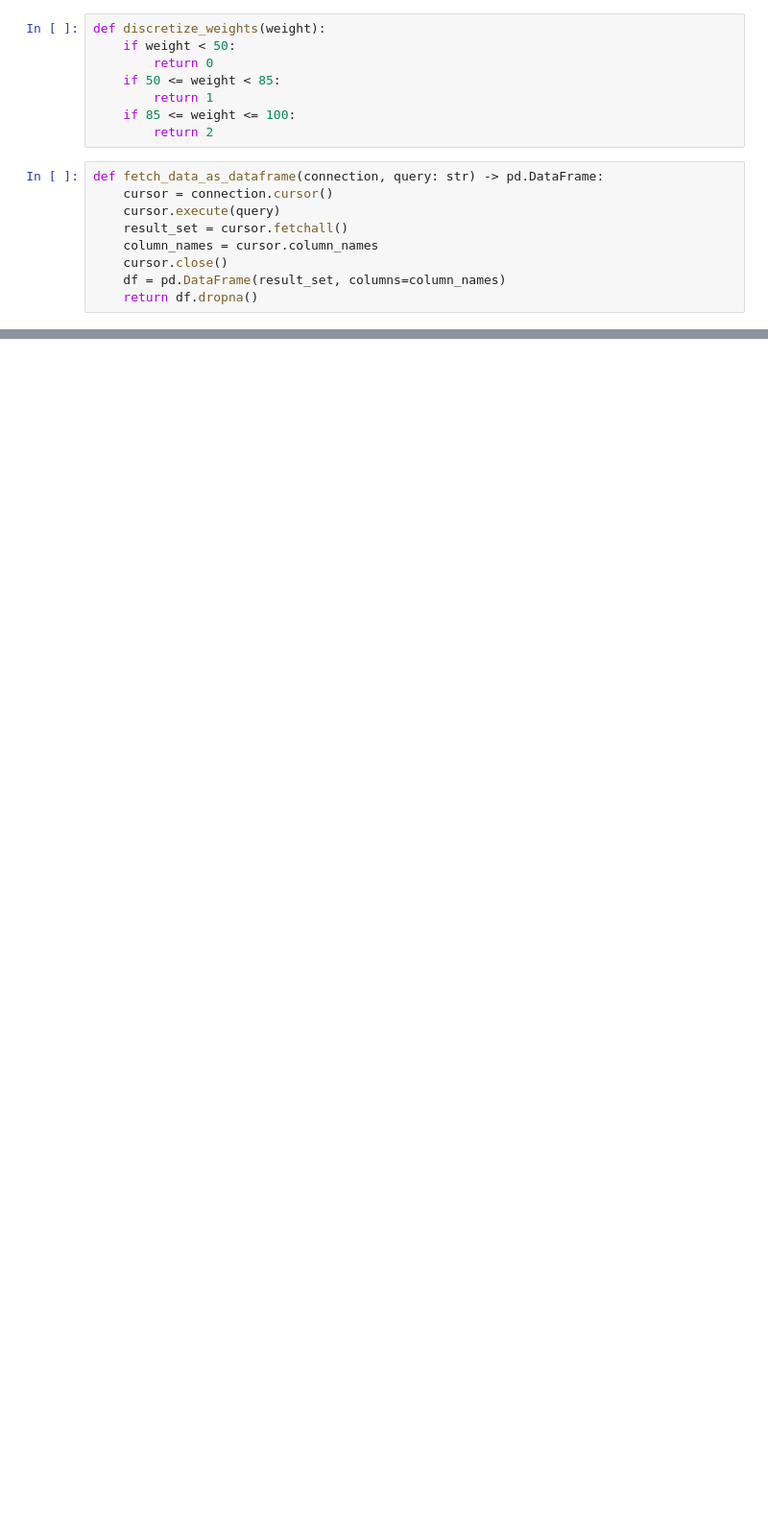
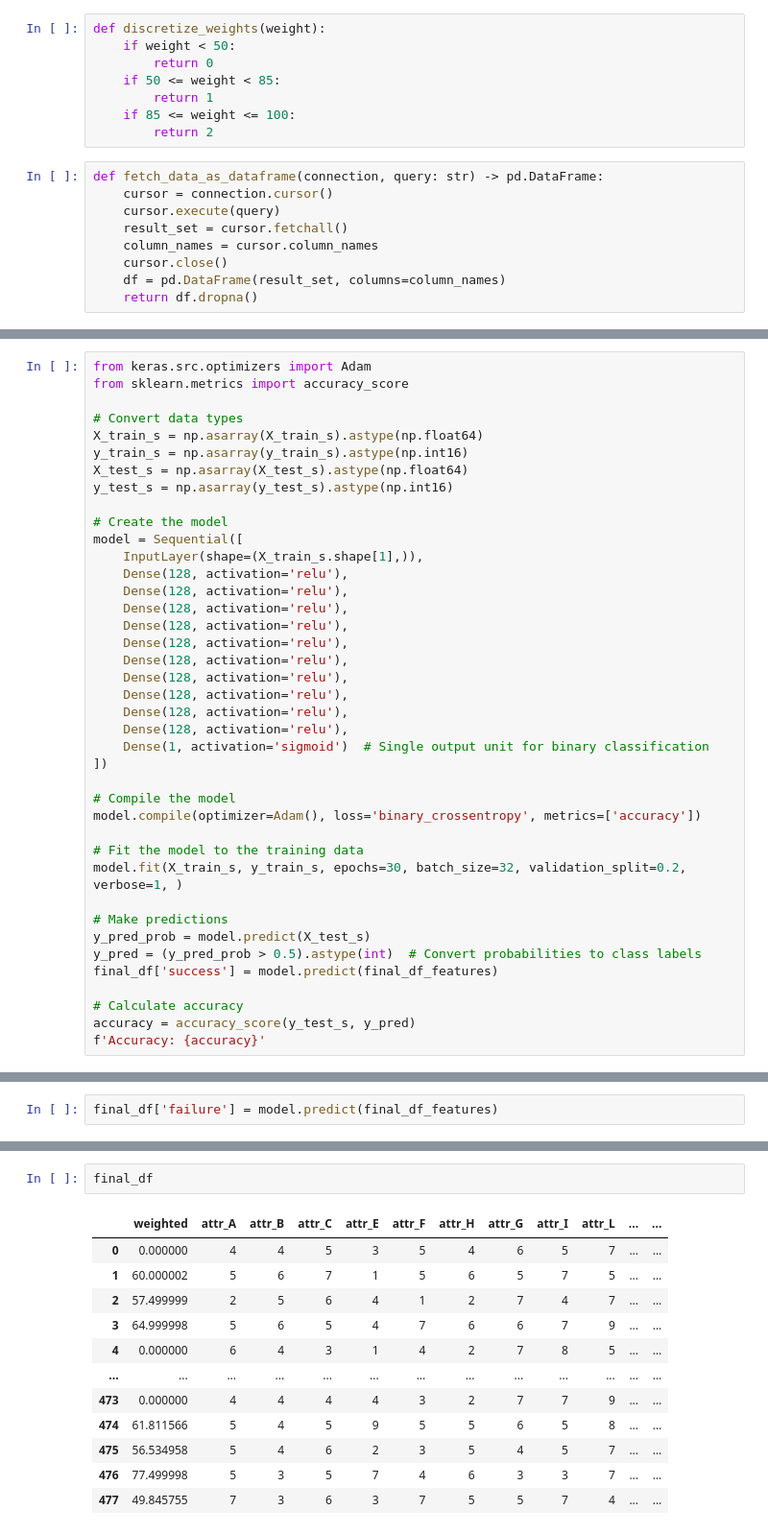
Before and after one commit to RufelleEmmanuelPactol/16PF-Analysis-Deep-Ensemble-Learning, a Jupyter notebook: sample.ipynb, the cells around one changed output, grey strips where cells are left out. Shown: that part at 96% size. Cells and saved outputs as stored; diff of their text form; blank space fills up the shorter version.

```diff
--- a/sample.ipynb
+++ b/sample.ipynb
@@ -212,0 +120,40 @@ Epoch 1/300
+# %%
+from keras.src.optimizers import Adam
+from sklearn.metrics import accuracy_score
+
+# Convert data types
+X_train_s = np.asarray(X_train_s).astype(np.float64)
+y_train_s = np.asarray(y_train_s).astype(np.int16)
+X_test_s = np.asarray(X_test_s).astype(np.float64)
+y_test_s = np.asarray(y_test_s).astype(np.int16)
+
+# Create the model
+model = Sequential([
+    InputLayer(shape=(X_train_s.shape[1],)),
+    Dense(128, activation='relu'),
+    Dense(128, activation='relu'),
+    Dense(128, activation='relu'),
+    Dense(128, activation='relu'),
+    Dense(128, activation='relu'),
+    Dense(128, activation='relu'),
+    Dense(128, activation='relu'),
+    Dense(128, activation='relu'),
+    Dense(128, activation='relu'),
+    Dense(128, activation='relu'),
+    Dense(1, activation='sigmoid')  # Single output unit for binary classification
+])
+
+# Compile the model
+model.compile(optimizer=Adam(), loss='binary_crossentropy', metrics=['accuracy'])
+
+# Fit the model to the training data
+model.fit(X_train_s, y_train_s, epochs=30, batch_size=32, validation_split=0.2, verbose=1, )
+
+# Make predictions
+y_pred_prob = model.predict(X_test_s)
+y_pred = (y_pred_prob > 0.5).astype(int)  # Convert probabilities to class labels
+final_df['success'] = model.predict(final_df_features)
+
+# Calculate accuracy
+accuracy = accuracy_score(y_test_s, y_pred)
+f'Accuracy: {accuracy}'
@@ -212,0 +294,2 @@ Epoch 1/300
+# %%
+final_df['failure'] = model.predict(final_df_features)
@@ -212,0 +298,15 @@ Epoch 1/300
+# %%
+final_df
+# %% [output]
+|  | weighted | attr_A | attr_B | attr_C | attr_E | attr_F | attr_H | attr_G | attr_I | attr_L | ... | ... |
+| 0 | 0.000000 | 4 | 4 | 5 | 3 | 5 | 4 | 6 | 5 | 7 | ... | ... |
+| 1 | 60.000002 | 5 | 6 | 7 | 1 | 5 | 6 | 5 | 7 | 5 | ... | ... |
+| 2 | 57.499999 | 2 | 5 | 6 | 4 | 1 | 2 | 7 | 4 | 7 | ... | ... |
+| 3 | 64.999998 | 5 | 6 | 5 | 4 | 7 | 6 | 6 | 7 | 9 | ... | ... |
+| 4 | 0.000000 | 6 | 4 | 3 | 1 | 4 | 2 | 7 | 8 | 5 | ... | ... |
+| ... | ... | ... | ... | ... | ... | ... | ... | ... | ... | ... | ... | ... |
+| 473 | 0.000000 | 4 | 4 | 4 | 4 | 3 | 2 | 7 | 7 | 9 | ... | ... |
+| 474 | 61.811566 | 5 | 4 | 5 | 9 | 5 | 5 | 6 | 5 | 8 | ... | ... |
+| 475 | 56.534958 | 5 | 4 | 6 | 2 | 3 | 5 | 4 | 5 | 7 | ... | ... |
+| 476 | 77.499998 | 5 | 3 | 5 | 7 | 4 | 6 | 3 | 3 | 7 | ... | ... |
+| 477 | 49.845755 | 7 | 3 | 6 | 3 | 7 | 5 | 5 | 7 | 4 | ... | ... |
```
Also changed, not shown: parts of 34 cells of this notebook, 9 other files.
